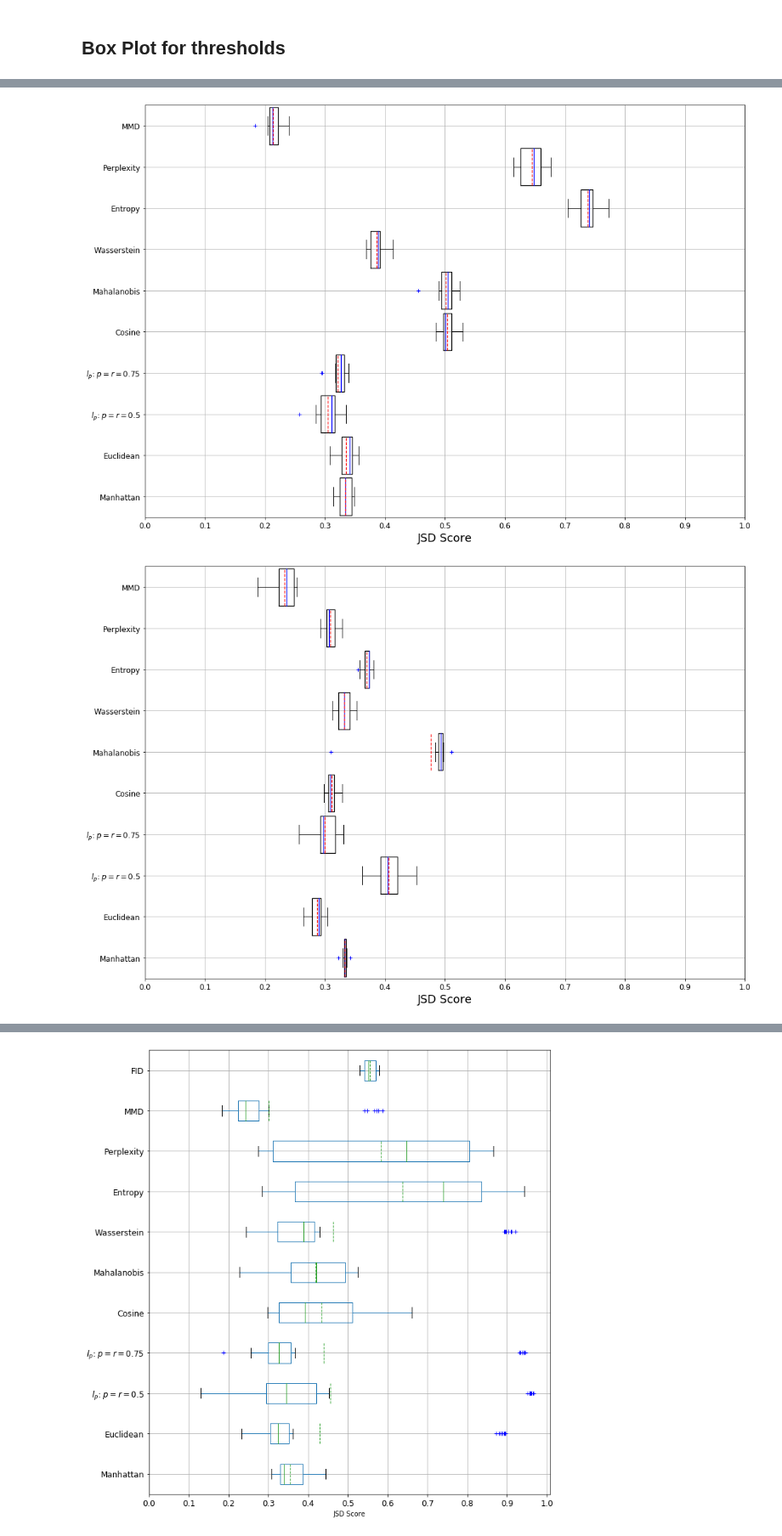
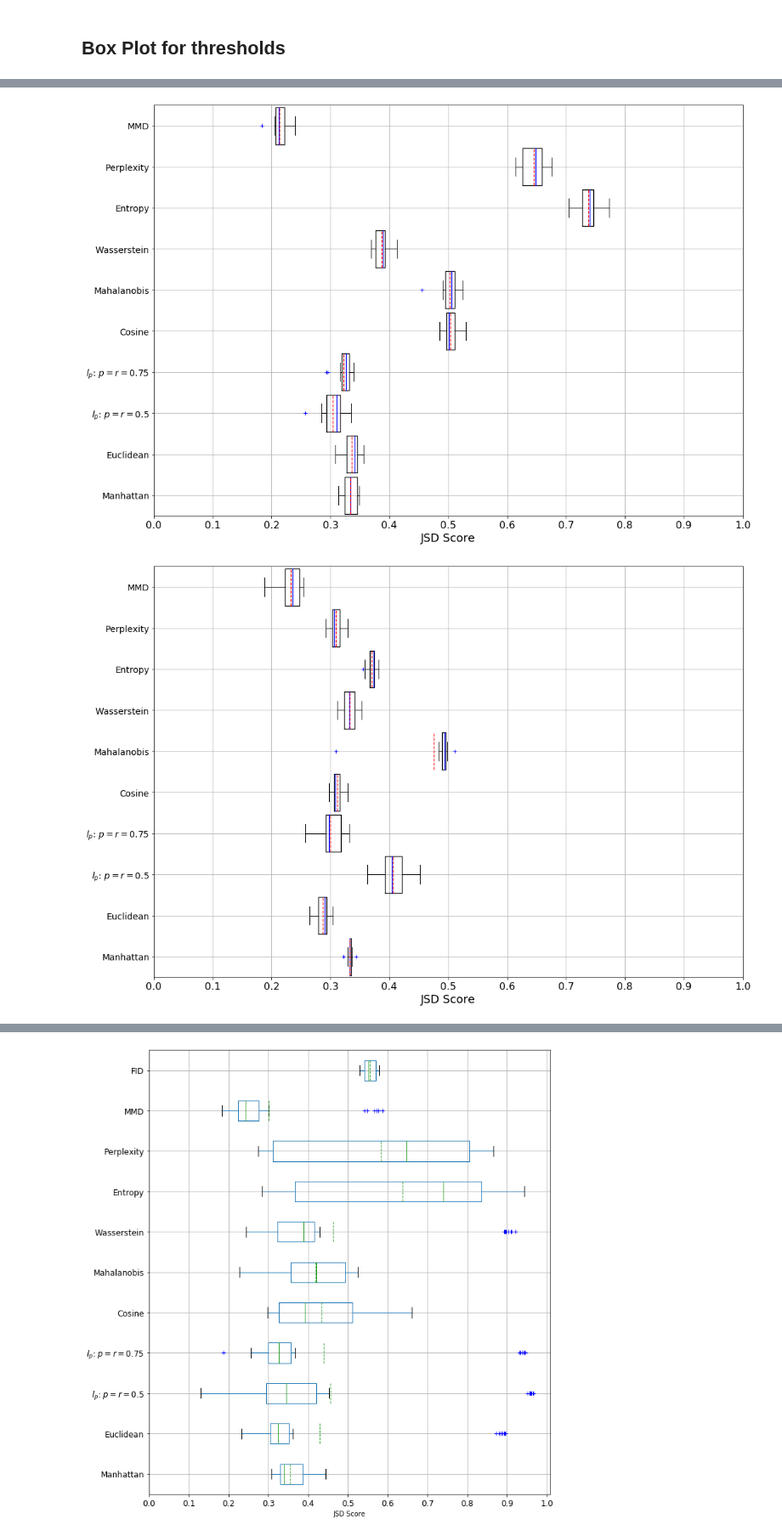
Before and after one commit to mwnewlin/AFIT, a Jupyter notebook: Thesis/code/thesis_project_disc_v2.ipynb, the cells around one changed output, grey strips where cells are left out. Shown at 85% size. Cells and saved outputs as stored; diff of their text form; code cells hidden in the pictures.

Commit message:
Fixed Manhattan-Euclidean switcharoo in boxplots

```diff
--- a/Thesis/code/thesis_project_disc_v2.ipynb
+++ b/Thesis/code/thesis_project_disc_v2.ipynb
@@ -1644,7 +1644,7 @@ transforms = ['untrans', 'sqrt', 'log', 'pca', 'fft']
 results_df = pd.DataFrame()
 counter = 0
 for file_name in results_list:
-    names = ['Manhattan', 'Euclidean',  r'$l_p$: $p=r=0.5$', r'$l_p$: $p=r=0.75$', 'Cosine', 'Mahalanobis', 'Wasserstein', 'Entropy', 'Perplexity', 'MMD', 'FID']
+    names = ['Euclidean', 'Manhattan', r'$l_p$: $p=r=0.5$', r'$l_p$: $p=r=0.75$', 'Cosine', 'Mahalanobis', 'Wasserstein', 'Entropy', 'Perplexity', 'MMD', 'FID']
     if 'pca' not in file_name:
         names = names[:10]
     df = pd.read_csv('results/'+file_name)
@@ -1664,8 +1664,8 @@ for file_name in results_list:
     for cap in bp['caps']:
         cap.set(color='k',linewidth=1.0)
     plt.xlabel("JSD Score", fontsize=18)
-    plt.xticks(np.arange(0,1.01,0.1),fontsize=12)
-    plt.yticks(fontsize=12)
+    plt.xticks(np.arange(0,1.01,0.1),fontsize=16)
+    plt.yticks(fontsize=14)
     plt.tight_layout()
     plt.savefig('/home/mnewlin/git/AFIT/Thesis/code/figures/discriminative/eps/box_whisker_network_{}.pdf'.format(transforms[counter]))
     plt.show()
@@ -1686,2 +1686,2 @@ plt.show()
-[figure, old version]
+[figure, new version]
-[figure, old version]
+[figure, new version]
```
Also changed, not shown: parts of 1 cell of this notebook, 18 other files.
